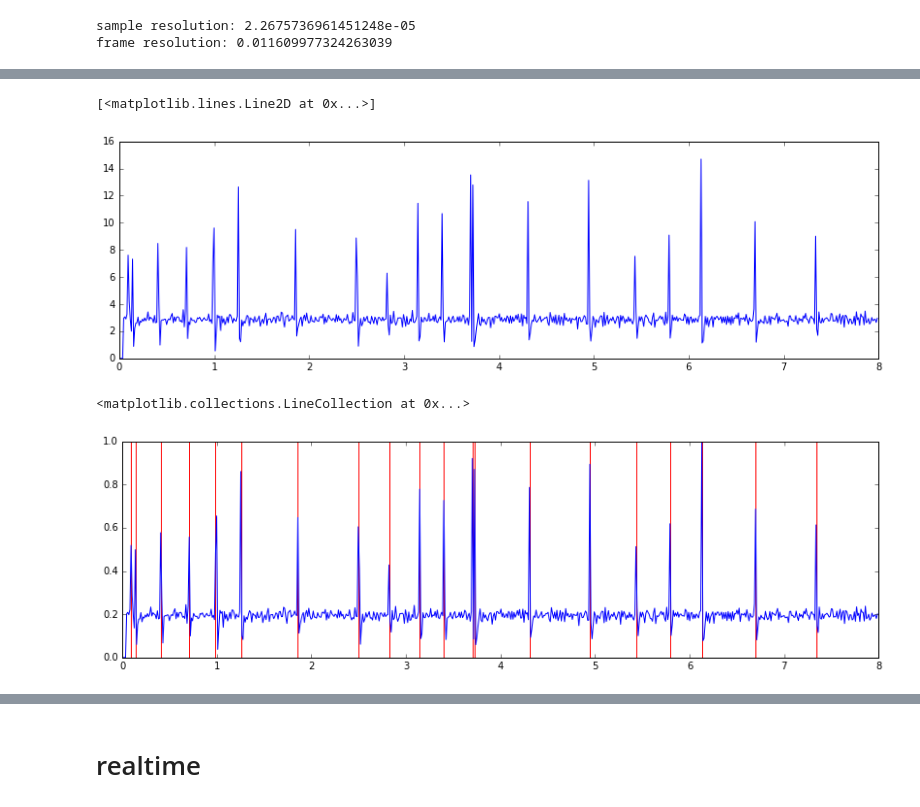
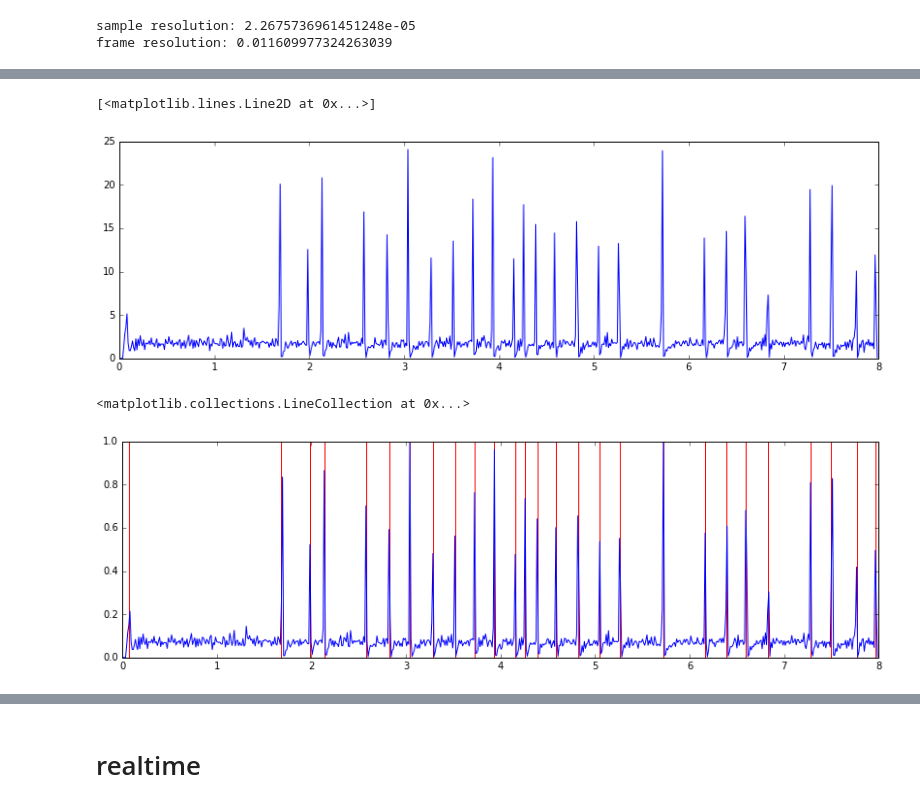
Before and after one commit to worldmaker18349276/K-AIKO, a Jupyter notebook: realtime_analysis.ipynb, the cells around one changed output, grey strips where cells are left out. Saved outputs shown, nothing was run; the diff lists cells and outputs as text; code cells hidden in the pictures.

```diff
--- a/realtime_analysis.ipynb
+++ b/realtime_analysis.ipynb
@@ -107,9 +108,9 @@ plt.colorbar(format="%+2.0f dB")
 # %%
-onset_env = librosa.onset.onset_strength(S=Xdb, sr=RATE)
+onset_env = librosa.onset.onset_strength(S=Mdb, sr=RATE)
 plt.plot(t_frames, onset_env)
 # %% [output]
 [<matplotlib.lines.Line2D at 0x...>]
-[figure, old version]
+[figure, new version]
 # %%
 onset_frames = librosa.onset.onset_detect(onset_envelope=onset_env)
 onset_times = librosa.frames_to_time(onset_frames, sr=RATE, hop_length=HOP_LENGTH, n_fft=WIN_LENGTH)
@@ -119,7 +120,7 @@ plt.plot(t_frames, onset_env)
 plt.vlines(onset_times, ymin=0, ymax=1, color="r")
 # %% [output]
 <matplotlib.collections.LineCollection at 0x...>
-[figure, old version]
+[figure, new version]
 # %%
 onset_block = []
 for index in onset_samples:
```
Also changed, not shown: parts of 18 cells of this notebook, 3 other files.
